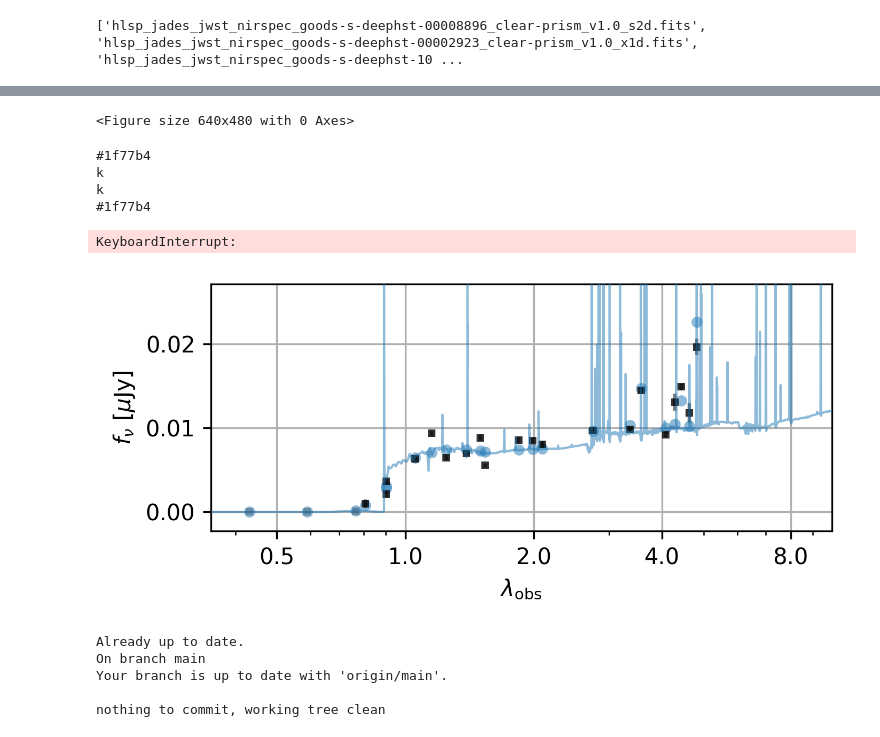
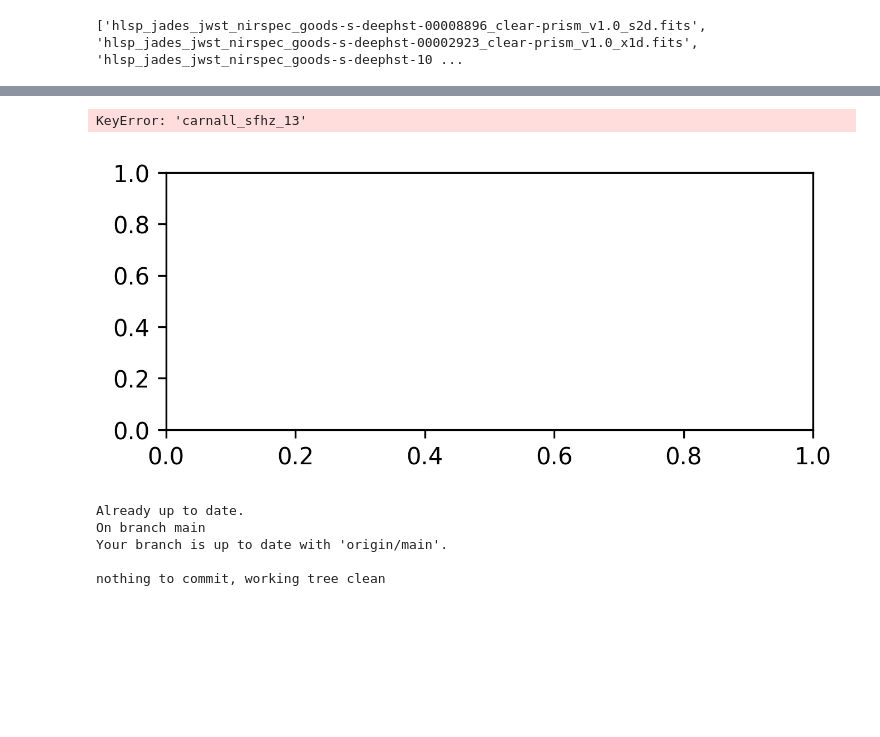
Before and after one commit to Tutbjun/EAZY_templates_comparrison_pipeline, a Jupyter notebook: src/main.ipynb, the cells around one changed output, grey strips where cells are left out. Cells and saved outputs as stored; diff of their text form; code cells hidden in the pictures; blank space fills up the shorter version.

```diff
--- a/src/main.ipynb
+++ b/src/main.ipynb
@@ -582,54 +430,42 @@ NameError: name 'mm' is not defined
 # %%
-plt.clf()
-plt.show()
-plt.close('all')
-
+from plot_SEDs import plotSED
 #id_cats = [128771,256636,131214,90354,127202]
 #id_cats = [128771]
 #id_cats = [256636]
 #id_cats = [131214]
 #id_cats = [90354]
 #id_cats = [127202]
 ftempl_strs_2plot = ['carnall_sfhz_13']
 ftempl_lbls_2plot = ['corr_sfhz_13']
 id_cats = [130262]
 ftempl_lbls_2plot = ['CASFH','CASFH']
 
 for i, ftempl_str, ftempl_lbl, id_cat in zip(range(len(ftempl_strs_2plot)), ftempl_strs_2plot, ftempl_lbls_2plot, id_cats):
-    fig, axis = plt.subplots(1, 1, figsize=(5, 2), dpi=300)
+    figs, axis = plt.subplots(1, 1, figsize=(5, 2), dpi=300)
     #plt.close(fig)
 
 
     #axis = axss[j][i//mosTiling][i%mosTiling]
     if id_cat not in photZs_cut['specs'].keys(): continue
-    plotSED(axis, photZs_cut, id_cat, ftempl_str)
+    plotSED(axis, photZs_cut, id_cat, ftempl_str, ftempl_labeldict)
 
-    #set fontsize
-
-    #set new collors
-    #axis.lines[3].set_color(
     plt.show()
     pass
     plt.clf()
     plt.show()
     for fig in figs:
         fig.savefig(f'./figures/forpaper/seds_{ftempl_str}_{id_cat}_{runTime}.png', dpi=300, bbox_inches='tight', transparent=True)
         fig.clf()
         plt.close(fig)
         #show by loading image
         img = plt.imread(f'./figures/seds.png')
         fig = plt.figure(figsize=(16, 4*len(ftempl_strs)), dpi=100, facecolor=(1,1,1,0))
         plt.axis('off')
         plt.imshow(img)
         plt.show()
 # %% [output]
-<Figure size 640x480 with 0 Axes>
+KeyError: 'carnall_sfhz_13'
-#1f77b4
-k
-k
-#1f77b4
-KeyboardInterrupt:
-[figure, old version]
+[figure, new version]
 # %%
 ###################### OVERLEAF EXPORT ######################
 import signal
```
Also changed, not shown: parts of 9 cells of this notebook, 18 other files.
